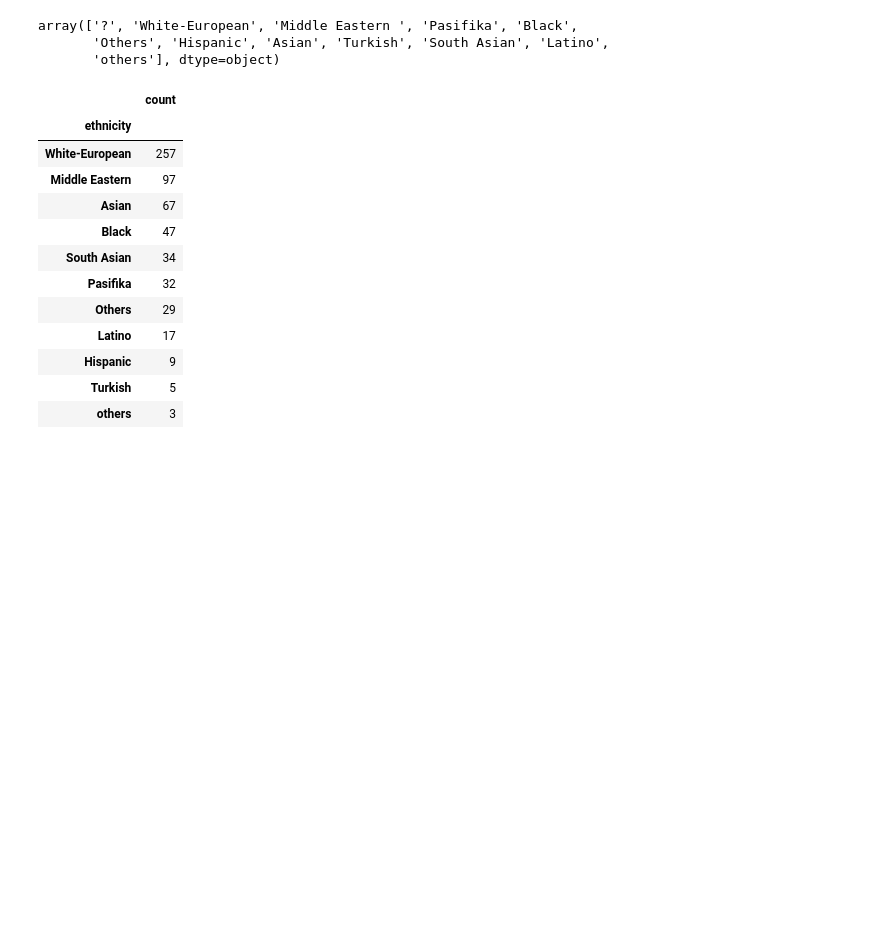
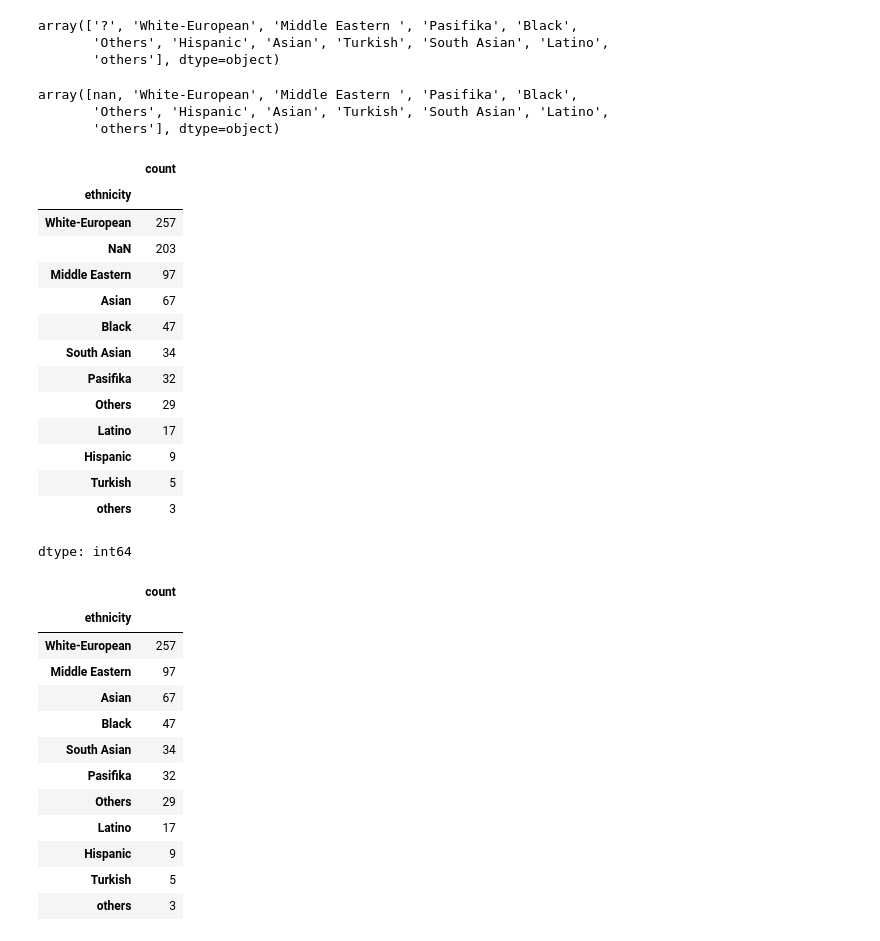
Before and after one commit to ibnudiyat/Autism-Prediction, a Jupyter notebook: index.ipynb, the cells around one changed output. Saved outputs shown, nothing was run; the diff lists cells and outputs as text; code cells hidden in the pictures; blank space fills up the shorter version.

```diff
--- a/index.ipynb
+++ b/index.ipynb
@@ -126,6 +124,30 @@ array(['?', 'White-European', 'Middle Eastern ', 'Pasifika', 'Black',
        'others'], dtype=object)
 # %%
 df['ethnicity'] = df['ethnicity'].replace('?', np.nan)
+# %%
+df['ethnicity'].unique()
+# %% [output]
+array([nan, 'White-European', 'Middle Eastern ', 'Pasifika', 'Black',
+       'Others', 'Hispanic', 'Asian', 'Turkish', 'South Asian', 'Latino',
+       'others'], dtype=object)
+# %%
+df['ethnicity'].value_counts(dropna=False)
+# %% [output]
+|  | count |
+| ethnicity |  |
+| White-European | 257 |
+| NaN | 203 |
+| Middle Eastern | 97 |
+| Asian | 67 |
+| Black | 47 |
+| South Asian | 34 |
+| Pasifika | 32 |
+| Others | 29 |
+| Latino | 17 |
+| Hispanic | 9 |
+| Turkish | 5 |
+| others | 3 |
+dtype: int64
 # %%
 df['ethnicity'].value_counts()
 # %% [output]
```
Also changed, not shown: parts of 4 cells of this notebook.
